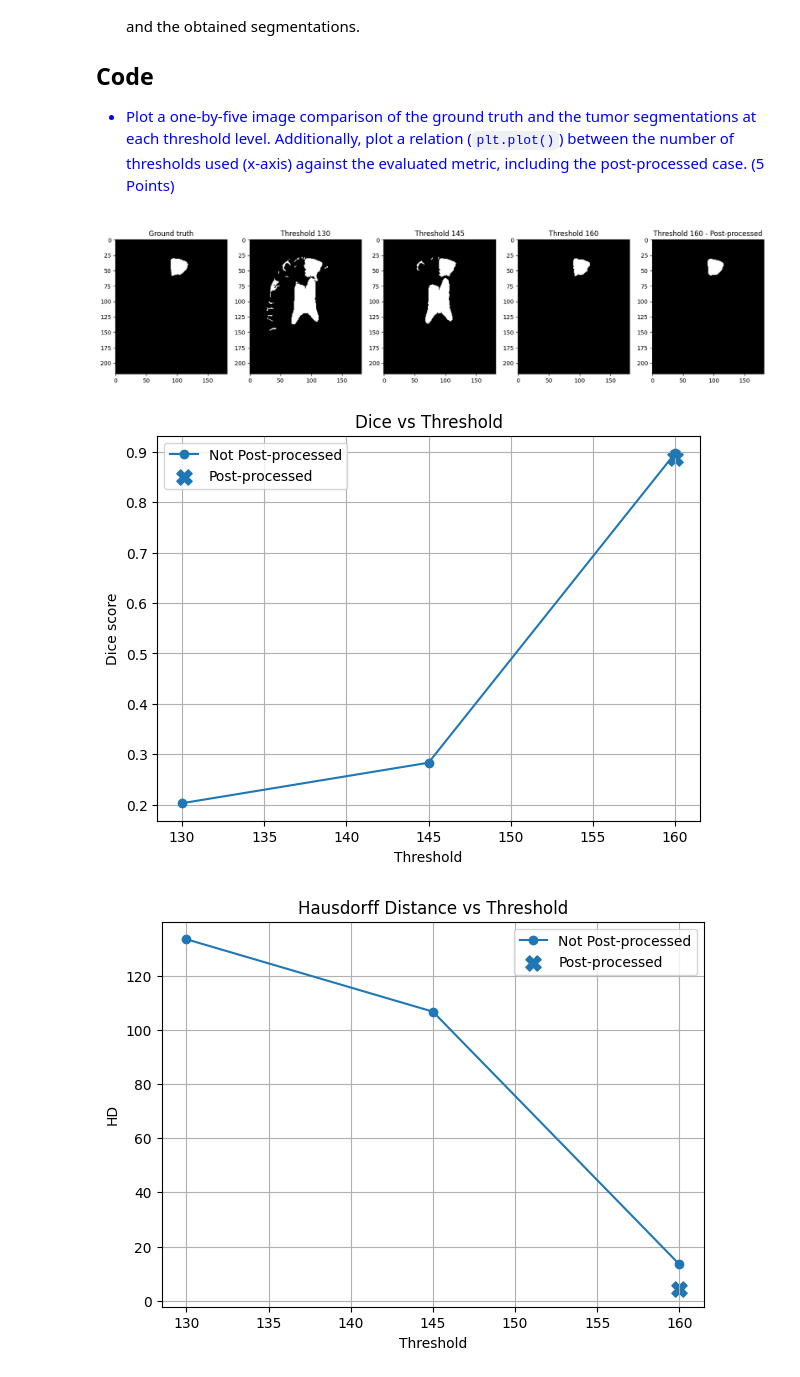
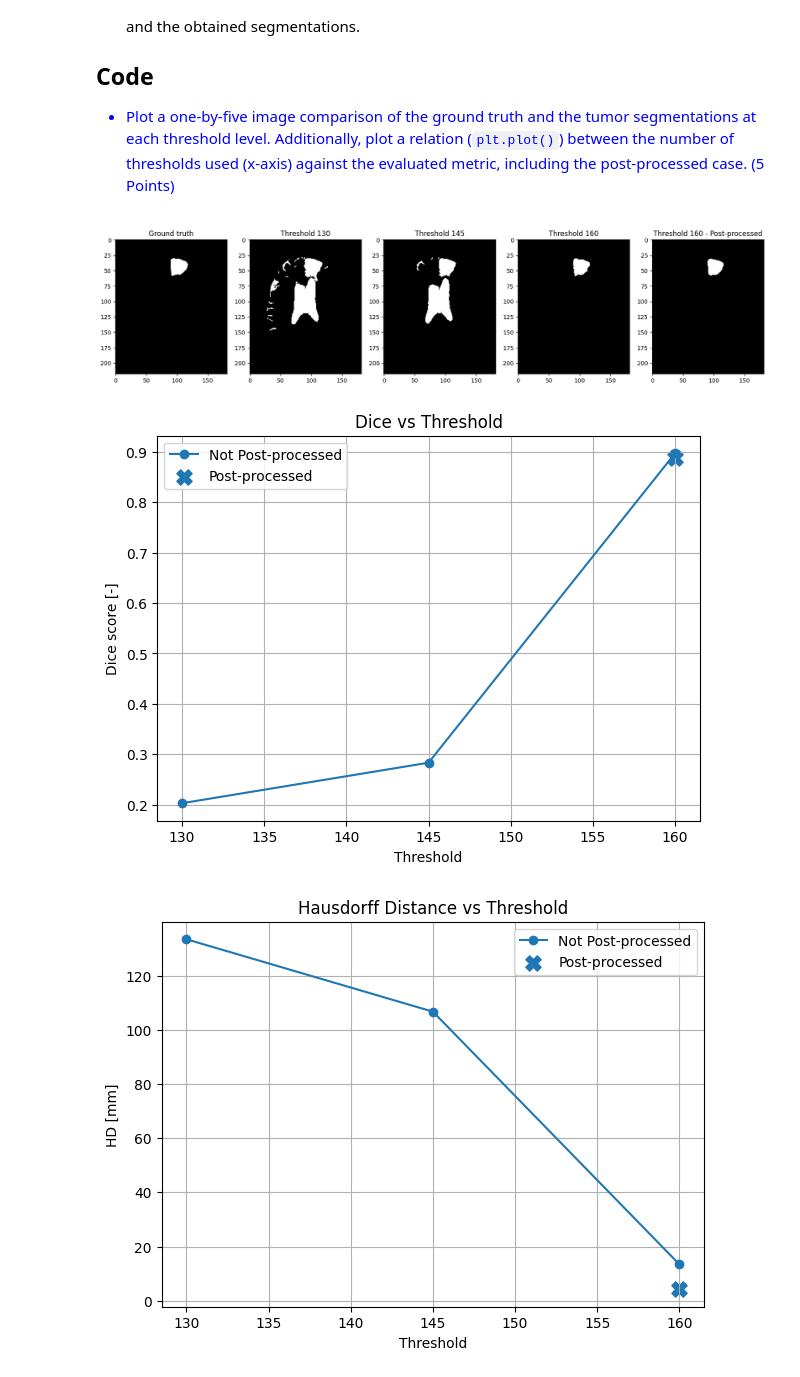
Before and after one commit to noco04-ugent/practicum-4, a Jupyter notebook: ImageProcessing_II_arend_noah.ipynb, the cells around one changed output. Cells and saved outputs as stored; diff of their text form; code cells hidden in the pictures.

```diff
--- a/ImageProcessing_II_arend_noah.ipynb
+++ b/ImageProcessing_II_arend_noah.ipynb
@@ -448,34 +438,34 @@ plt.show()
 
 # metrics
 dice_130, hd_130 = evaluate(gt, masks[0])
 dice_145, hd_145 = evaluate(gt, masks[1])
 dice_160, hd_160 = evaluate(gt, masks[2])
 dice_post = evaluate(gt, masks_post_160)[0]
 hd_post   = evaluate(gt, masks_post_160)[1]
 # metric values (no post-processing)
 dice_vals = [dice_130, dice_145, dice_160]
 hd_vals   = [hd_130,   hd_145,   hd_160]
 
 plt.figure(figsize=(7,5))
 plt.plot(thresholds, dice_vals, marker='o', label="Not Post-processed")
 plt.scatter([160], [dice_post], s=120, marker='X', label="Post-processed")
 plt.title("Dice vs Threshold")
 plt.xlabel("Threshold")
-plt.ylabel("Dice score")
+plt.ylabel("Dice score [-]")
 plt.legend()
 plt.grid(True)
 plt.show()
 
 plt.figure(figsize=(7,5))
 plt.plot(thresholds, hd_vals, marker='o', label="Not Post-processed")
 plt.scatter([160], [hd_post], s=120, marker='X', label="Post-processed")
 plt.title("Hausdorff Distance vs Threshold")
 plt.xlabel("Threshold")
-plt.ylabel("HD")
+plt.ylabel("HD [mm]")
 plt.legend()
 plt.grid(True)
 plt.show()
 # %% [output]
 [figure]
-[figure, old version]
+[figure, new version]
-[figure, old version]
+[figure, new version]
```
Also changed, not shown: parts of 2 cells of this notebook.
